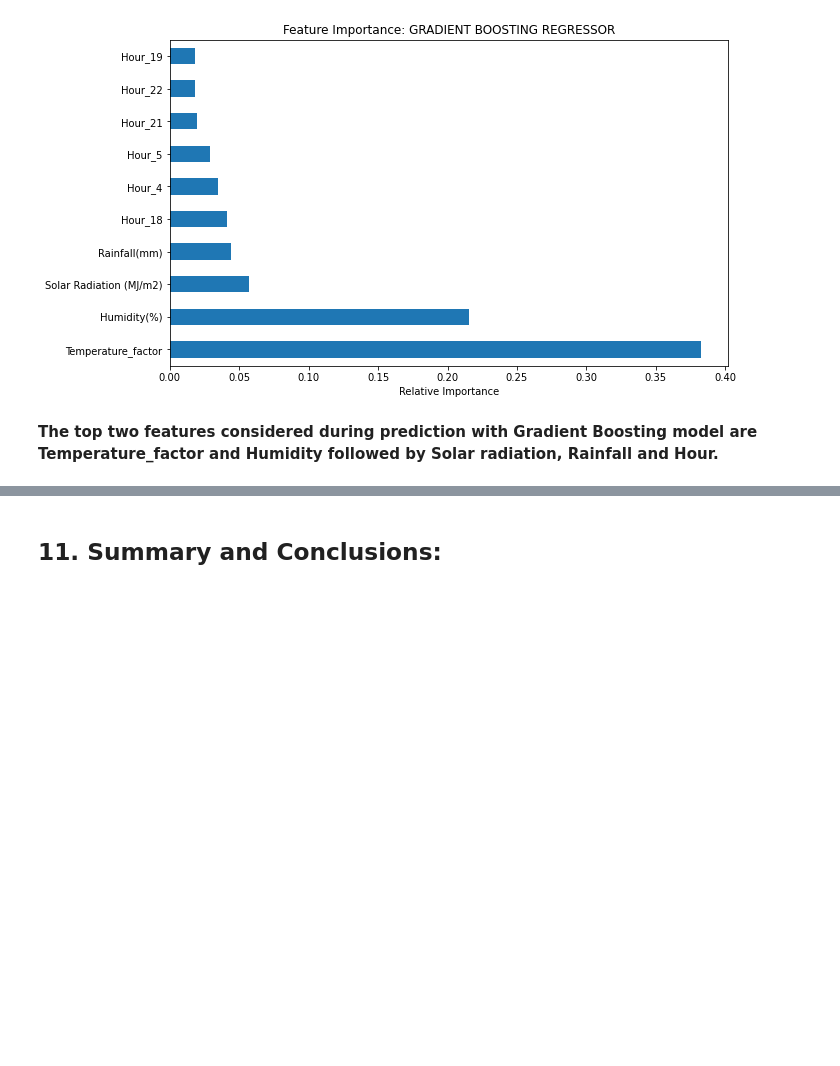
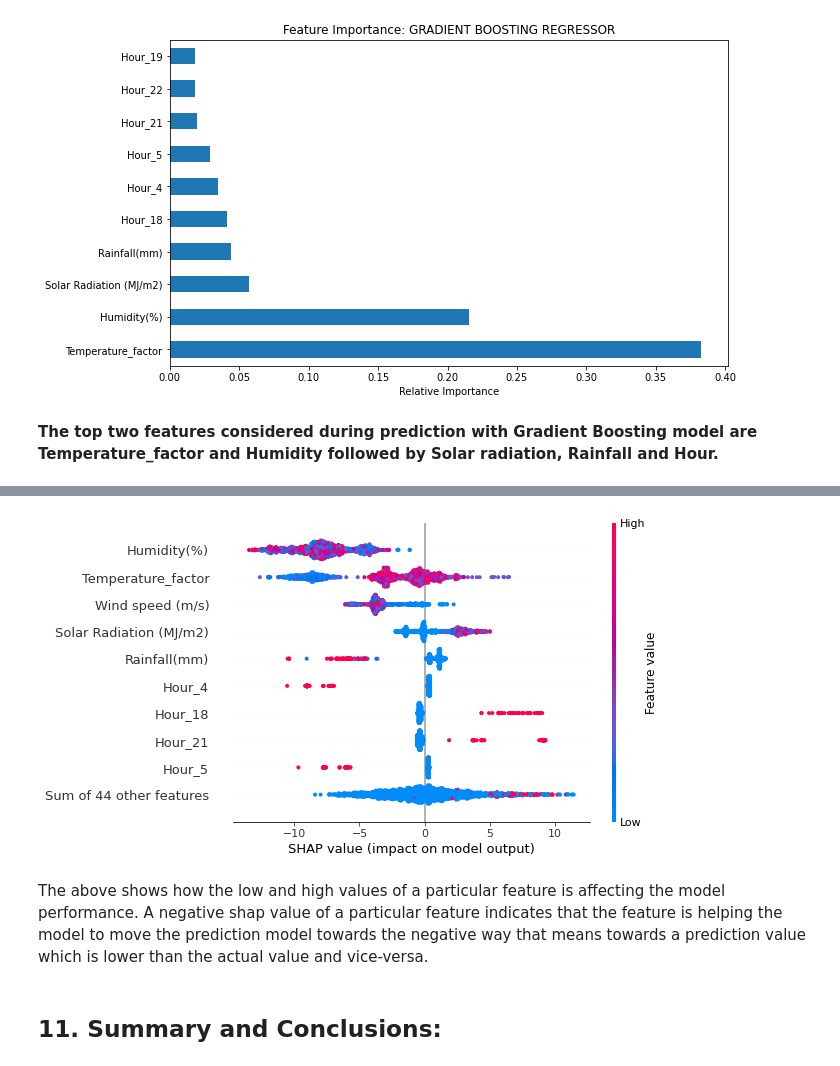
Before and after one commit to disuja7/Bike-sharing-demand-prediction, a Jupyter notebook: Deeshu_Kumar_Bike_Sharing_Demand_Prediction_Capstone_Project.ipynb, the cells around one changed output, grey strips where cells are left out. Drawn from its saved outputs; the diff is of its cells as text; code cells hidden in the pictures; blank space fills up the shorter version.

```diff
--- a/Deeshu_Kumar_Bike_Sharing_Demand_Prediction_Capstone_Project.ipynb
+++ b/Deeshu_Kumar_Bike_Sharing_Demand_Prediction_Capstone_Project.ipynb
@@ -578,7 +578,7 @@ dt_model = DecisionTreeRegressor(max_depth=dt_best_params['max_depth'],
                                  random_state=0)
 # %%
 # fitting model
-dt_model.fit(X_train,y_train)
+dt_model.fit(X_train_scaled,y_train)
 # %% [output]
 DecisionTreeRegressor(max_depth=20, min_samples_leaf=15, random_state=0)
 # %% [markdown]
@@ -632,7 +632,7 @@ rf_model = RandomForestRegressor(n_estimators=rf_best_params['n_estimators'],
                                  random_state=0)
 # %%
 # fitting model
-rf_model.fit(X_train,y_train)
+rf_model.fit(X_train_scaled,y_train)
 # %% [output]
 RandomForestRegressor(min_samples_leaf=10, n_estimators=500, random_state=0)
 # %% [markdown]
@@ -686,7 +686,7 @@ gb_model = GradientBoostingRegressor(n_estimators=gb_best_params['n_estimators']
                                  random_state=0)
 # %%
 # fitting model
-gb_model.fit(X_train,y_train)
+gb_model.fit(X_train_scaled,y_train)
 # %% [output]
 GradientBoostingRegressor(min_samples_leaf=10, n_estimators=500, random_state=0)
 # %% [markdown]
@@ -844,3 +868,14 @@ gb_feature_imp.nlargest(10).plot(kind='barh')
+# %%
+#Get shap values
+explainer = shap.Explainer(gb_model)
+shap_values = explainer(X_test)
+# %%
+# Beeswarm plot
+shap.plots.beeswarm(shap_values)
+# %% [output]
+[figure, added]
+# %% [markdown]
+The above shows how the low and high values of a particular feature is affecting the model performance. A negative shap value of a particular feature indicates that the feature is helping the model to move the prediction model towards the negative way that means towards a prediction value which is lower than the actual value and vice-versa.
 # %% [markdown]
 <a name="s11"></a>
 ## **11. Summary and Conclusions:**
```
Also changed, not shown: parts of 11 cells of this notebook.
